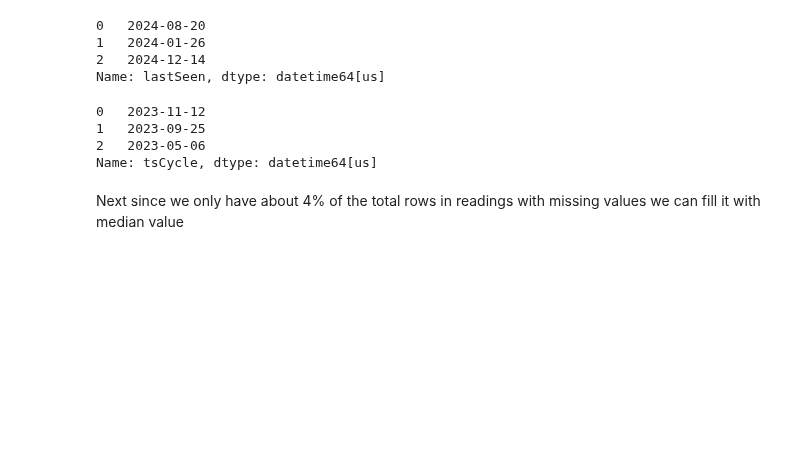
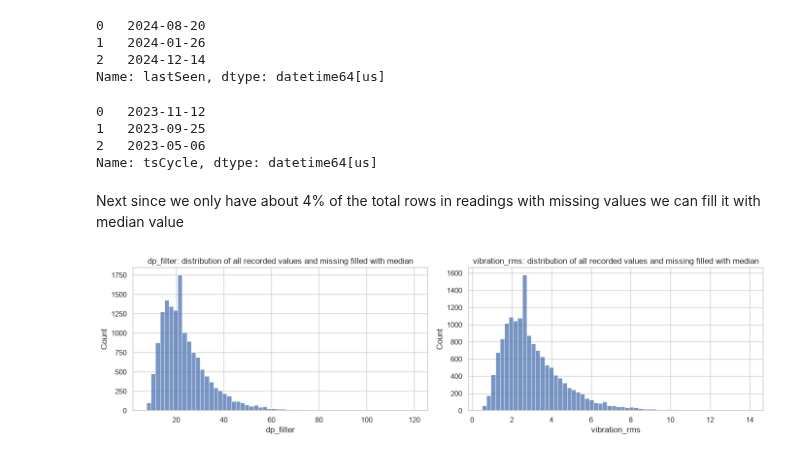
Before and after one commit to zigo-matej/iau_project, a Jupyter notebook: phase_01.ipynb, the cells around one changed output. Saved outputs shown, nothing was run; the diff lists cells and outputs as text; code cells hidden in the pictures; blank space fills up the shorter version.

Commit message:
part 1.2 99% done todo: cleanup and conclusion

```diff
--- a/phase_01.ipynb
+++ b/phase_01.ipynb
@@ -1056,14 +1057,15 @@ display(gateways.head())
 The next problems we will focus on are format inconsistencies. As can be seen above unitId has different format in every dataframe.
 # %%
 gateways_clean['unitId'] = gateways_clean['unitId'].astype(int)
-gateways_clean['unitId_int'] = gateways_clean['gatewayId'].str.replace('GW-', '').astype(int)
 
+gateways_clean['gatewayId'] = gateways_clean['gatewayId'].str.replace('GW-', '').astype(int)
+gateways_clean['gatewayId'] = gateways_clean['gatewayId'].astype(int)
 
 units_clean = units.copy()
 units_clean['unitId'] = units_clean['unitId'].astype(int)
 
 readings_clean = readings.copy()
-readings_clean['unitId_int'] = readings_clean['unitId'].str.replace('U', '').astype(int)
+readings_clean['unitId'] = readings_clean['unitId'].str.replace('U', '').astype(int)
 # %% [markdown]
 Next we can make the dates in every dataframe into one actual datetime type.
 # %%
@@ -1094,5 +1096,14 @@ Name: tsCycle, dtype: datetime64[us]
 # %% [markdown]
 Next since we only have about 4% of the total rows in readings with missing values we can fill it with median value
 # %%
-readings_clean['dp_filter'] = readings_clean['dp_filter'].fillna(readings_clean['dp_filter'].median())
-readings_clean['vibration_rms'] = readings_clean['vibration_rms'].fillna(readings_clean['vibration_rms'].median())
+filled_dp_filter = readings_clean['dp_filter'].fillna(readings_clean['dp_filter'].median())
+filled_vibration_rms = readings_clean['vibration_rms'].fillna(readings_clean['vibration_rms'].median())
+
+fig, axes = plt.subplots(1, 2, figsize=(14, 4))
+for data_filled, ax in zip([filled_dp_filter, filled_vibration_rms], axes):
+    sns.histplot(data=data_filled, bins=60, ax=ax)
+    ax.set_title(f"{data_filled.name}: distribution of all recorded values and missing filled with median")
+plt.tight_layout()
+plt.show()
+# %% [output]
+[figure, added]
```
Also changed, not shown: parts of 18 cells of this notebook.
